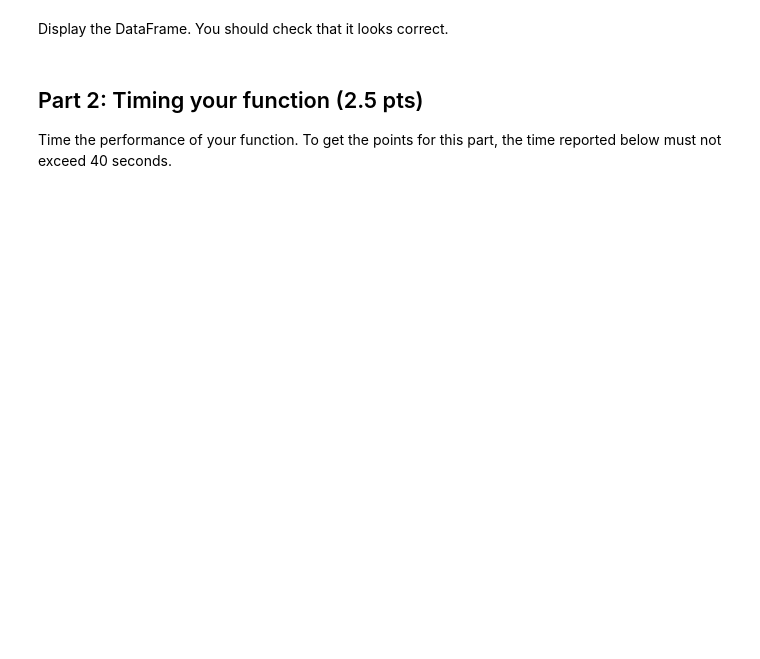
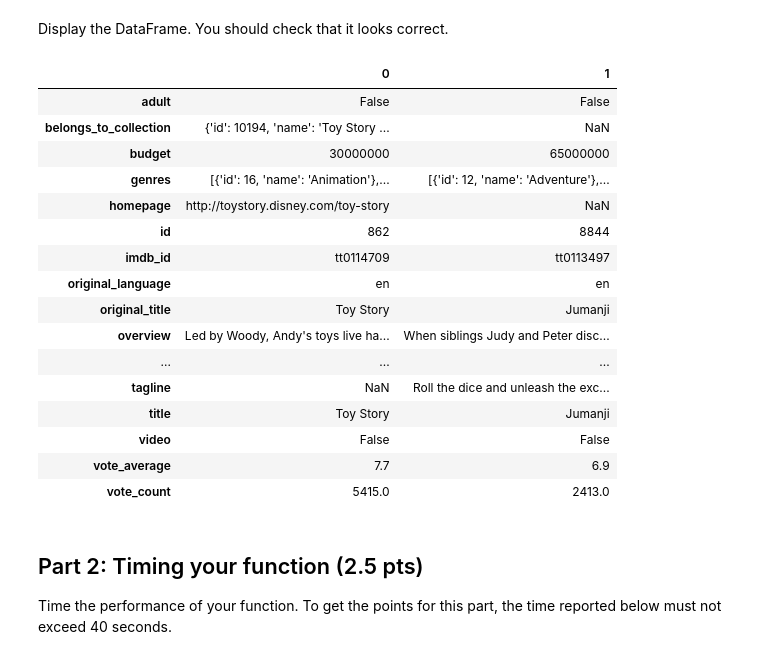
Before and after one commit to simonmoesorensen/02807DataScience-project-1, a Jupyter notebook: 02807_Project_1.ipynb, the cells around one changed output. Drawn from its saved outputs; the diff is of its cells as text; code cells hidden in the pictures; blank space fills up the shorter version.

```diff
--- a/02807_Project_1.ipynb
+++ b/02807_Project_1.ipynb
@@ -212,2 +167,17 @@ TypeError: string indices must be integers
+# %%
+def literal_eval(x):
+    if not pd.isna(x):
+        return ast.literal_eval(x)
+    else:
+        return np.NaN
+# %%
+def load_movies_data(url):
+    df = pd.read_csv(url)
+    df['release_date'] = pd.to_datetime(df['release_date'], errors='coerce')
+    df['belongs_to_collection'] = df['belongs_to_collection'].apply(literal_eval)
+    df['genres'] = df['genres'].apply(literal_eval)
+    df['production_companies'] = df['production_companies'].apply(literal_eval)
+    df['production_countries'] = df['production_countries'].apply(literal_eval)
+    return df
 # %% [markdown]
 Now call `load_movies_data()` and load the data into a DataFrame `df`.
@@ -215,0 +184,3 @@ Now call `load_movies_data()` and load the data into a DataFrame `df`.
+# %%
+%%time
+df = load_movies_data(url)
@@ -220,3 +191,23 @@ Display the DataFrame. You should check that it looks correct.
+# %%
+df.head(2).T
+# %% [output]
+|  | 0 | 1 |
+| adult | False | False |
+| belongs_to_collection | {'id': 10194, 'name': 'Toy Story ... | NaN |
+| budget | 30000000 | 65000000 |
+| genres | [{'id': 16, 'name': 'Animation'},... | [{'id': 12, 'name': 'Adventure'},... |
+| homepage | http://toystory.disney.com/toy-story | NaN |
+| id | 862 | 8844 |
+| imdb_id | tt0114709 | tt0113497 |
+| original_language | en | en |
+| original_title | Toy Story | Jumanji |
+| overview | Led by Woody, Andy's toys live ha... | When siblings Judy and Peter disc... |
+| ... | ... | ... |
+| tagline | NaN | Roll the dice and unleash the exc... |
+| title | Toy Story | Jumanji |
+| video | False | False |
+| vote_average | 7.7 | 6.9 |
+| vote_count | 5415.0 | 2413.0 |
 # %% [markdown]
 ## Part 2: Timing your function (2.5 pts)
 
```
Also changed, not shown: parts of 15 cells of this notebook.
